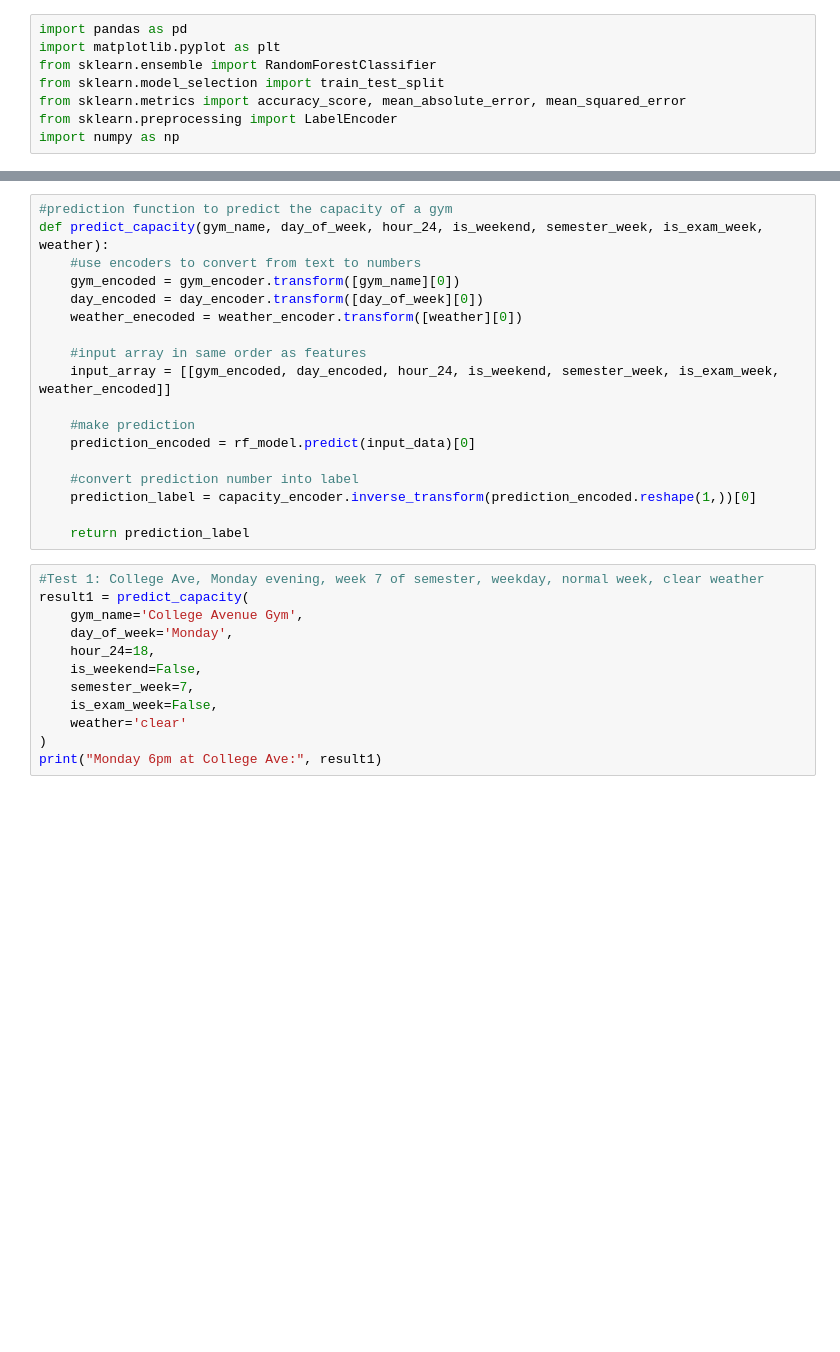
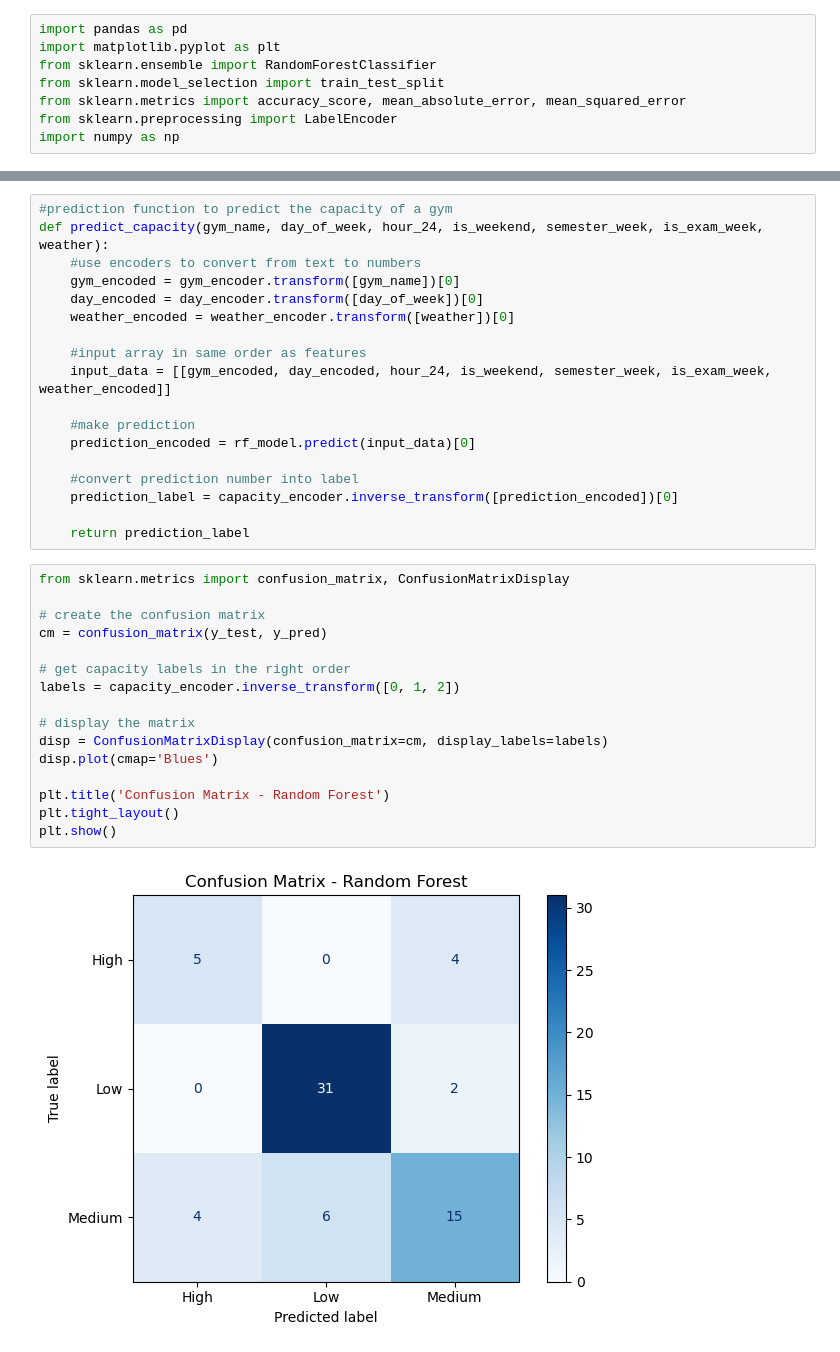
Before and after one commit to DanJamDone/Campus-Gym-Capacity-Predictor, a Jupyter notebook: notebooks/random_forest.ipynb, the cells around one changed output, grey strips where cells are left out. Cells and saved outputs as stored; diff of their text form; blank space fills up the shorter version.

Commit message:
Add confusion matrix to random forest notebook

```diff
--- a/notebooks/random_forest.ipynb
+++ b/notebooks/random_forest.ipynb
@@ -118,29 +148,35 @@ plt.show()
 #prediction function to predict the capacity of a gym
 def predict_capacity(gym_name, day_of_week, hour_24, is_weekend, semester_week, is_exam_week, weather):
     #use encoders to convert from text to numbers
-    gym_encoded = gym_encoder.transform([gym_name][0])
-    day_encoded = day_encoder.transform([day_of_week][0])
-    weather_enecoded = weather_encoder.transform([weather][0])
+    gym_encoded = gym_encoder.transform([gym_name])[0]
+    day_encoded = day_encoder.transform([day_of_week])[0]
+    weather_encoded = weather_encoder.transform([weather])[0]
 
     #input array in same order as features
-    input_array = [[gym_encoded, day_encoded, hour_24, is_weekend, semester_week, is_exam_week, weather_encoded]]
+    input_data = [[gym_encoded, day_encoded, hour_24, is_weekend, semester_week, is_exam_week, weather_encoded]]
 
     #make prediction
     prediction_encoded = rf_model.predict(input_data)[0]
 
     #convert prediction number into label
-    prediction_label = capacity_encoder.inverse_transform(prediction_encoded.reshape(1,))[0]
+    prediction_label = capacity_encoder.inverse_transform([prediction_encoded])[0]
 
     return prediction_label
-# %%
-#Test 1: College Ave, Monday evening, week 7 of semester, weekday, normal week, clear weather
-result1 = predict_capacity(
-    gym_name='College Avenue Gym',
-    day_of_week='Monday',
-    hour_24=18,
-    is_weekend=False,
-    semester_week=7,
-    is_exam_week=False,
-    weather='clear'
-)
-print("Monday 6pm at College Ave:", result1)
+# %%
+from sklearn.metrics import confusion_matrix, ConfusionMatrixDisplay
+
+# create the confusion matrix
+cm = confusion_matrix(y_test, y_pred)
+
+# get capacity labels in the right order
+labels = capacity_encoder.inverse_transform([0, 1, 2])
+
+# display the matrix
+disp = ConfusionMatrixDisplay(confusion_matrix=cm, display_labels=labels)
+disp.plot(cmap='Blues')
+
+plt.title('Confusion Matrix - Random Forest')
+plt.tight_layout()
+plt.show()
+# %% [output]
+[figure, added]
```
Also changed, not shown: parts of 7 cells of this notebook.
